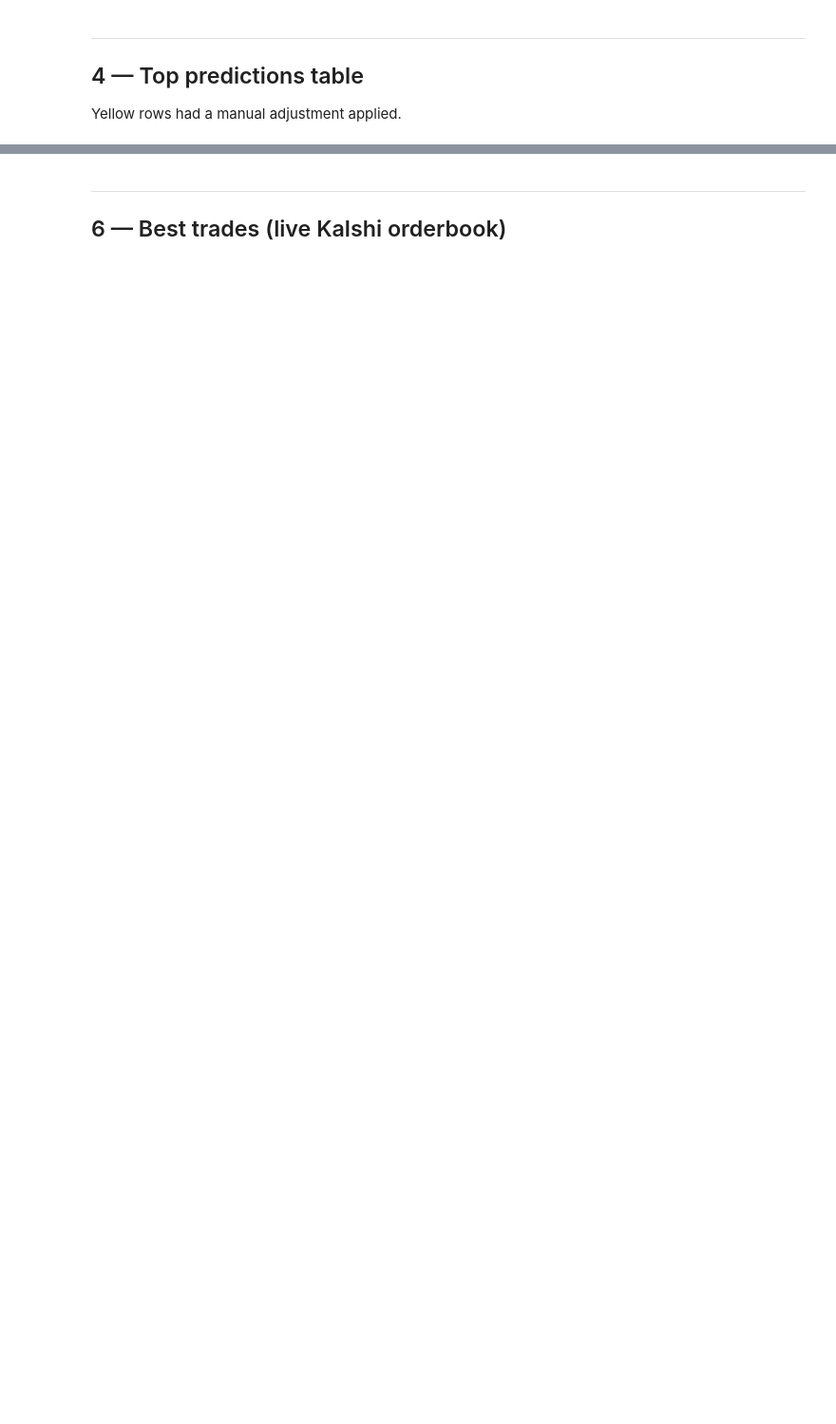
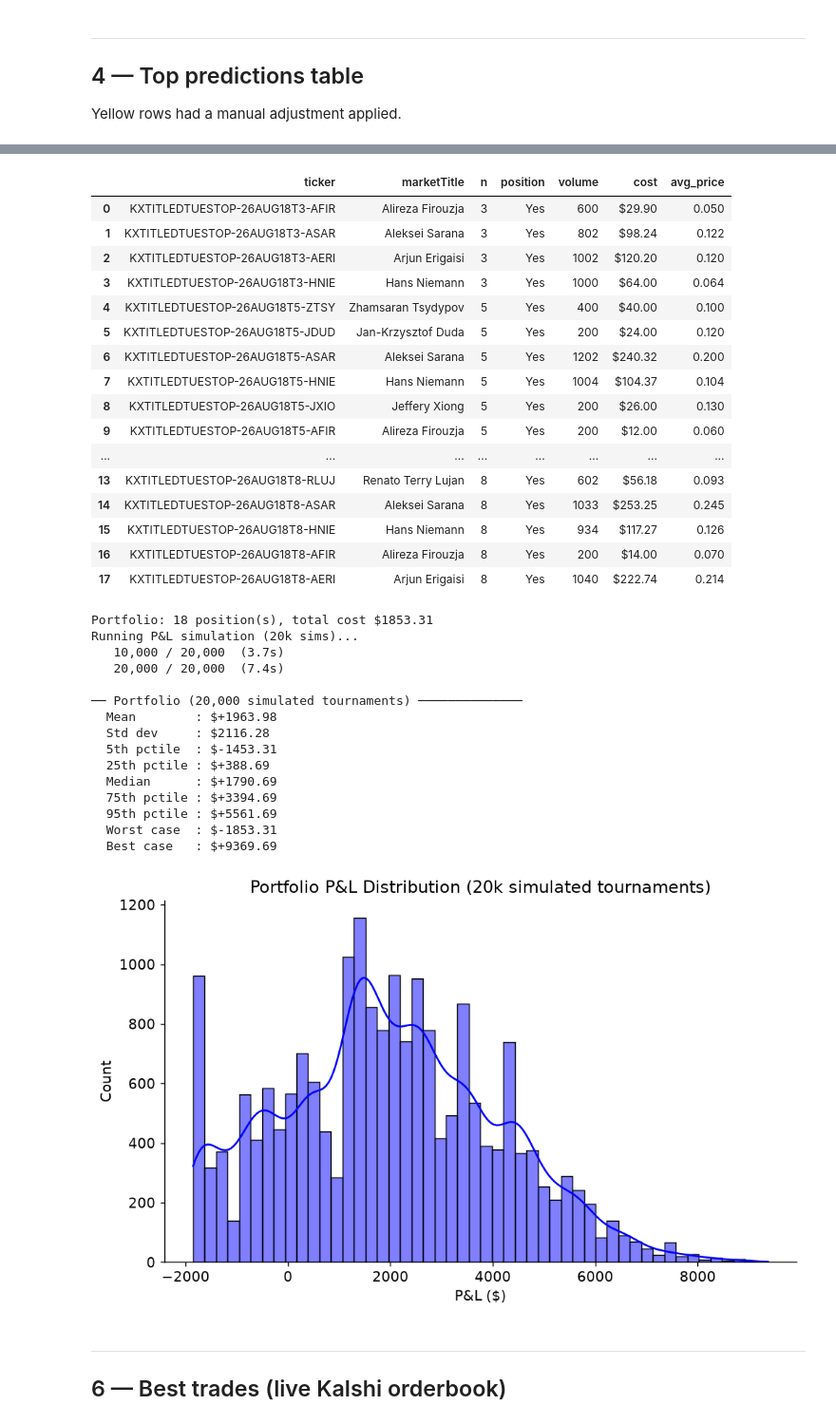
Before and after one commit to EvanMcCormick37/titled-tuesday-analysis, a Jupyter notebook: notebooks/command-center.ipynb, the cells around one changed output, grey strips where cells are left out. Shown at 95% size. Saved outputs shown, nothing was run; the diff lists cells and outputs as text; code cells hidden in the pictures; blank space fills up the shorter version.

```diff
--- a/notebooks/command-center.ipynb
+++ b/notebooks/command-center.ipynb
@@ -259,3 +493,61 @@ Running P&L simulation (20k sims)...
+# %%
+client = KalshiClient()
+df_tt = client.get_tt_positions_df(TOURN_DATE)
+
+if df_tt.empty:
+    print(f'No TT positions found for {TOURN_DATE}.')
+else:
+    display(df_tt.style.format({'cost': '${:.2f}', 'avg_price': '{:.3f}', 'volume': '{:.0f}'}))
+    print(f'\nPortfolio: {len(df_tt)} position(s), total cost ${df_tt["cost"].sum():.2f}')
+
+    portfolio = build_portfolio(df_tt, run.players, PLAYER_TO_USERNAME)
+    print('Running P&L simulation (20k sims)...')
+    pnl = run_portfolio_mc_score(
+        run.players, run.p_play, run.hist_composites, run.hist_wts,
+        portfolio, n_sims=20_000,
+    )
+    pnl_summary(pnl)
+    fig, ax = plt.subplots(figsize=(8, 5))
+    sns.histplot(x=pnl, kde=True, ax=ax, color='blue', bins=50)
+    ax.set_title('Portfolio P&L Distribution (20k simulated tournaments)')
+    ax.set_xlabel('P&L ($)')
+    plt.tight_layout()
+    plt.show()
+    plt.close(fig)
+# %% [output]
+|  | ticker | marketTitle | n | position | volume | cost | avg_price |
+| 0 | KXTITLEDTUESTOP-26AUG18T3-AFIR | Alireza Firouzja | 3 | Yes | 600 | $29.90 | 0.050 |
+| 1 | KXTITLEDTUESTOP-26AUG18T3-ASAR | Aleksei Sarana | 3 | Yes | 802 | $98.24 | 0.122 |
+| 2 | KXTITLEDTUESTOP-26AUG18T3-AERI | Arjun Erigaisi | 3 | Yes | 1002 | $120.20 | 0.120 |
+| 3 | KXTITLEDTUESTOP-26AUG18T3-HNIE | Hans Niemann | 3 | Yes | 1000 | $64.00 | 0.064 |
+| 4 | KXTITLEDTUESTOP-26AUG18T5-ZTSY | Zhamsaran Tsydypov | 5 | Yes | 400 | $40.00 | 0.100 |
+| 5 | KXTITLEDTUESTOP-26AUG18T5-JDUD | Jan-Krzysztof Duda | 5 | Yes | 200 | $24.00 | 0.120 |
+| 6 | KXTITLEDTUESTOP-26AUG18T5-ASAR | Aleksei Sarana | 5 | Yes | 1202 | $240.32 | 0.200 |
+| 7 | KXTITLEDTUESTOP-26AUG18T5-HNIE | Hans Niemann | 5 | Yes | 1004 | $104.37 | 0.104 |
+| 8 | KXTITLEDTUESTOP-26AUG18T5-JXIO | Jeffery Xiong | 5 | Yes | 200 | $26.00 | 0.130 |
+| 9 | KXTITLEDTUESTOP-26AUG18T5-AFIR | Alireza Firouzja | 5 | Yes | 200 | $12.00 | 0.060 |
+| ... | ... | ... | ... | ... | ... | ... | ... |
+| 13 | KXTITLEDTUESTOP-26AUG18T8-RLUJ | Renato Terry Lujan | 8 | Yes | 602 | $56.18 | 0.093 |
+| 14 | KXTITLEDTUESTOP-26AUG18T8-ASAR | Aleksei Sarana | 8 | Yes | 1033 | $253.25 | 0.245 |
+| 15 | KXTITLEDTUESTOP-26AUG18T8-HNIE | Hans Niemann | 8 | Yes | 934 | $117.27 | 0.126 |
+| 16 | KXTITLEDTUESTOP-26AUG18T8-AFIR | Alireza Firouzja | 8 | Yes | 200 | $14.00 | 0.070 |
+| 17 | KXTITLEDTUESTOP-26AUG18T8-AERI | Arjun Erigaisi | 8 | Yes | 1040 | $222.74 | 0.214 |
+Portfolio: 18 position(s), total cost $1853.31
+Running P&L simulation (20k sims)...
+   10,000 / 20,000  (3.7s)
+   20,000 / 20,000  (7.4s)
+
+── Portfolio (20,000 simulated tournaments) ──────────────
+  Mean        : $+1963.98
+  Std dev     : $2116.28
+  5th pctile  : $-1453.31
+  25th pctile : $+388.69
+  Median      : $+1790.69
+  75th pctile : $+3394.69
+  95th pctile : $+5561.69
+  Worst case  : $-1853.31
+  Best case   : $+9369.69
+[figure, added]
 # %% [markdown]
 ---
 ## 6 — Best trades (live Kalshi orderbook)
```
Also changed, not shown: parts of 16 cells of this notebook, 14 other files.
